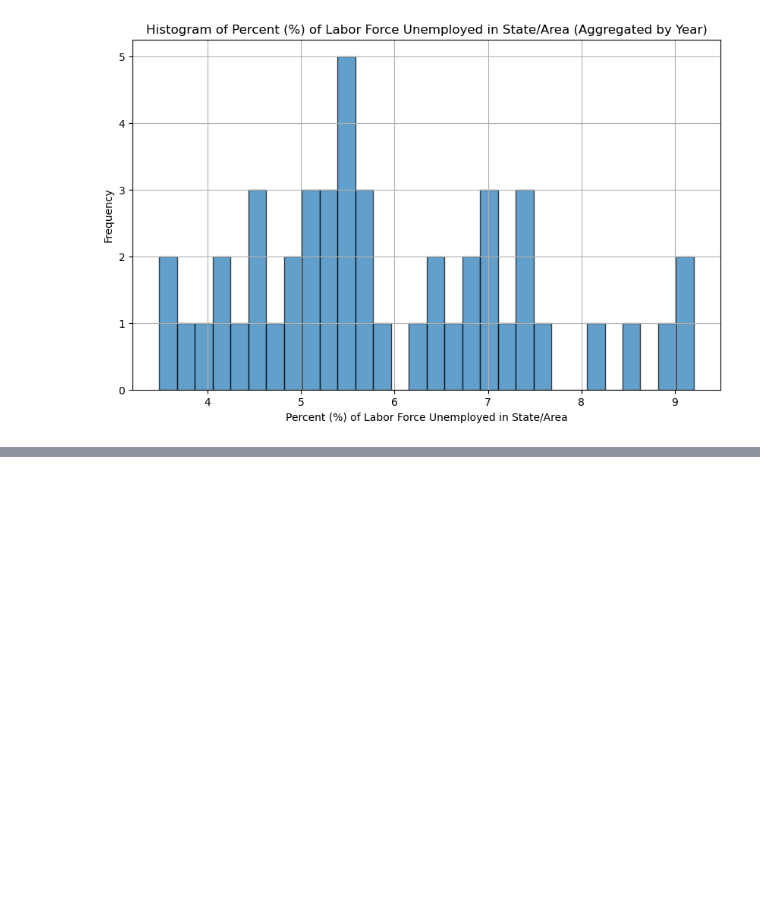
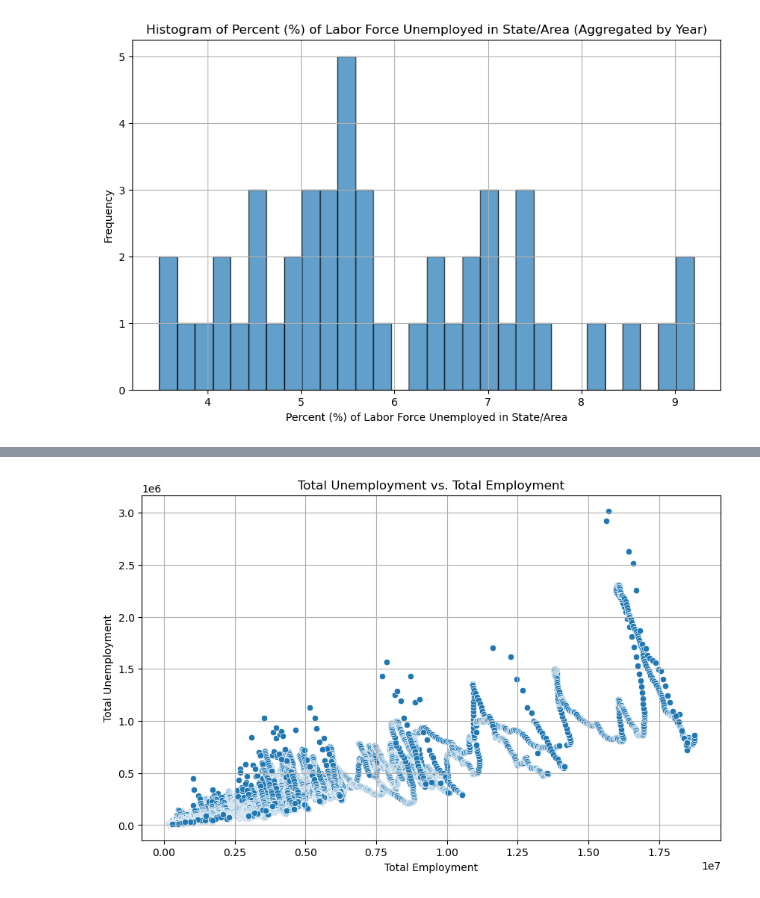
Before and after one commit to Chris41700/unemployment-trends-us, a Jupyter notebook: notebooks/eda_unemployment_trends.ipynb, the cells around one changed output, grey strips where cells are left out. Saved outputs shown, nothing was run; the diff lists cells and outputs as text; code cells hidden in the pictures; blank space fills up the shorter version.

```diff
--- a/notebooks/eda_unemployment_trends.ipynb
+++ b/notebooks/eda_unemployment_trends.ipynb
@@ -43,0 +160,11 @@ for column in numerical_columns:
+# %%
+# Plotting Total Unemployment against Total Employment
+plt.figure(figsize=(10, 6))
+sns.scatterplot(data=df, x='Total Employment in State/Area', y='Total Unemployment in State/Area')
+plt.title('Total Unemployment vs. Total Employment')
+plt.xlabel('Total Employment')
+plt.ylabel('Total Unemployment')
+plt.grid(True)
+plt.show()
+# %% [output]
+[figure, added]
```
Also changed, not shown: parts of 9 cells of this notebook, 1 other file.
